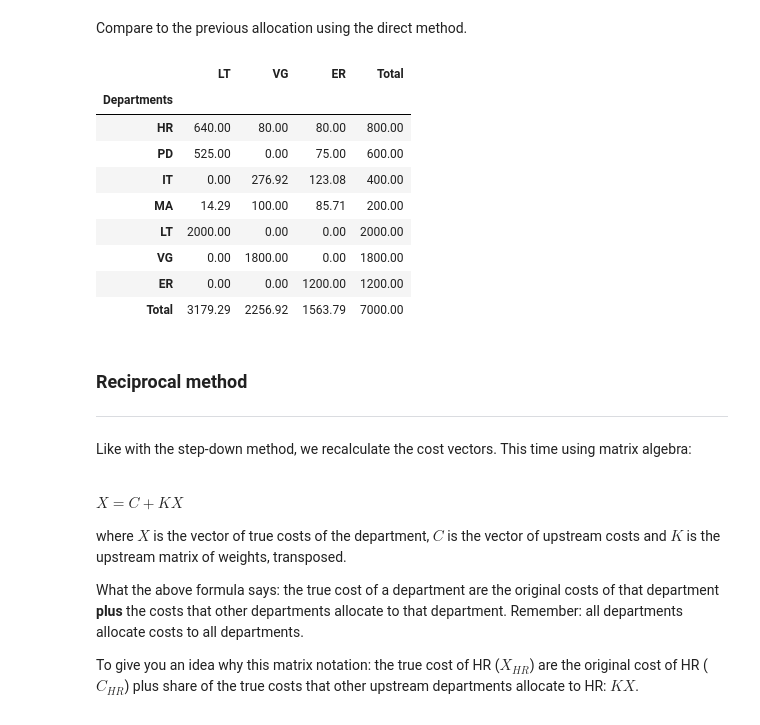
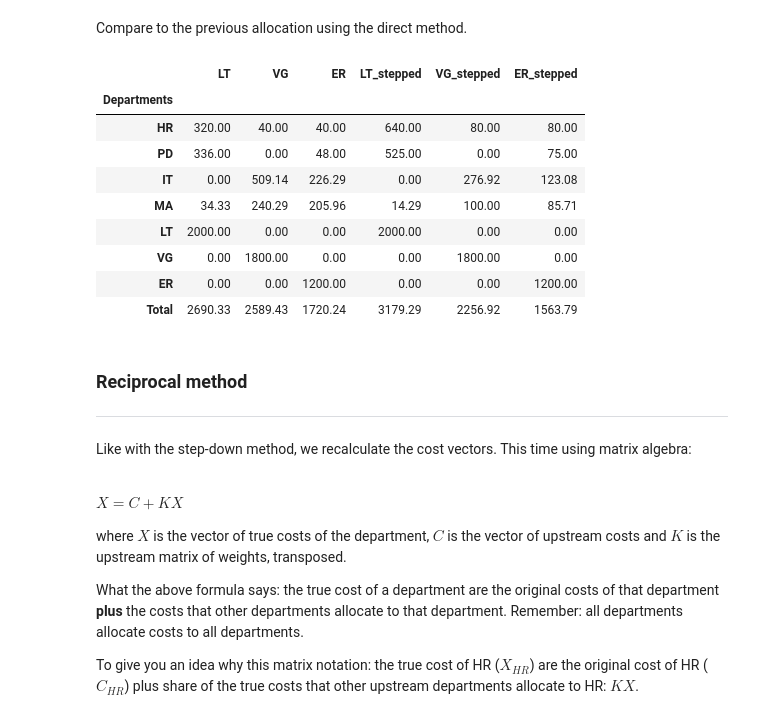
Before and after one commit to blucap/mmpa502, a Jupyter notebook: step_down.ipynb, the cells around one changed output. Cells and saved outputs as stored; diff of their text form; code cells hidden in the pictures.

```diff
--- a/step_down.ipynb
+++ b/step_down.ipynb
@@ -184,7 +187,7 @@ dtype: float64
 
 Lastly: **allocate** by multipling the keys by the cost vector:
 # %%
-df_direct = df_wght_matrix[downstream].mul(df_cost, axis=0)
+df_direct = df_wght_matrix.mul(df_cost, axis=0)
 df_direct
 # %% [output]
 |  | LT | VG | ER |
@@ -358,19 +361,19 @@ df_step_down.style.pipe(make_prettier)
 | Total | 0.00 | 0.00 | 0.00 | 0.00 | 2690.33 | 2589.43 | 1720.24 | 7000.00 |
 # %% [markdown]
 Compare to the previous allocation using the direct method.
-# %%
-df_direct.style.pipe(make_prettier)
-# %% [output]
-|  | LT | VG | ER | Total |
-| Departments |  |  |  |  |
-| HR | 640.00 | 80.00 | 80.00 | 800.00 |
-| PD | 525.00 | 0.00 | 75.00 | 600.00 |
-| IT | 0.00 | 276.92 | 123.08 | 400.00 |
-| MA | 14.29 | 100.00 | 85.71 | 200.00 |
-| LT | 2000.00 | 0.00 | 0.00 | 2000.00 |
-| VG | 0.00 | 1800.00 | 0.00 | 1800.00 |
-| ER | 0.00 | 0.00 | 1200.00 | 1200.00 |
-| Total | 3179.29 | 2256.92 | 1563.79 | 7000.00 |
+# %%
+df_step_down[downstream].join(df_direct[downstream], rsuffix="_stepped").style.pipe(make_prettier)  # df_direct.style.pipe(make_prettier)
+# %% [output]
+|  | LT | VG | ER | LT_stepped | VG_stepped | ER_stepped |
+| Departments |  |  |  |  |  |  |
+| HR | 320.00 | 40.00 | 40.00 | 640.00 | 80.00 | 80.00 |
+| PD | 336.00 | 0.00 | 48.00 | 525.00 | 0.00 | 75.00 |
+| IT | 0.00 | 509.14 | 226.29 | 0.00 | 276.92 | 123.08 |
+| MA | 34.33 | 240.29 | 205.96 | 14.29 | 100.00 | 85.71 |
+| LT | 2000.00 | 0.00 | 0.00 | 2000.00 | 0.00 | 0.00 |
+| VG | 0.00 | 1800.00 | 0.00 | 0.00 | 1800.00 | 0.00 |
+| ER | 0.00 | 0.00 | 1200.00 | 0.00 | 0.00 | 1200.00 |
+| Total | 2690.33 | 2589.43 | 1720.24 | 3179.29 | 2256.92 | 1563.79 |
 # %% [markdown]
 ### Reciprocal method  ###
 
```
Also changed, not shown: parts of 7 cells of this notebook.
